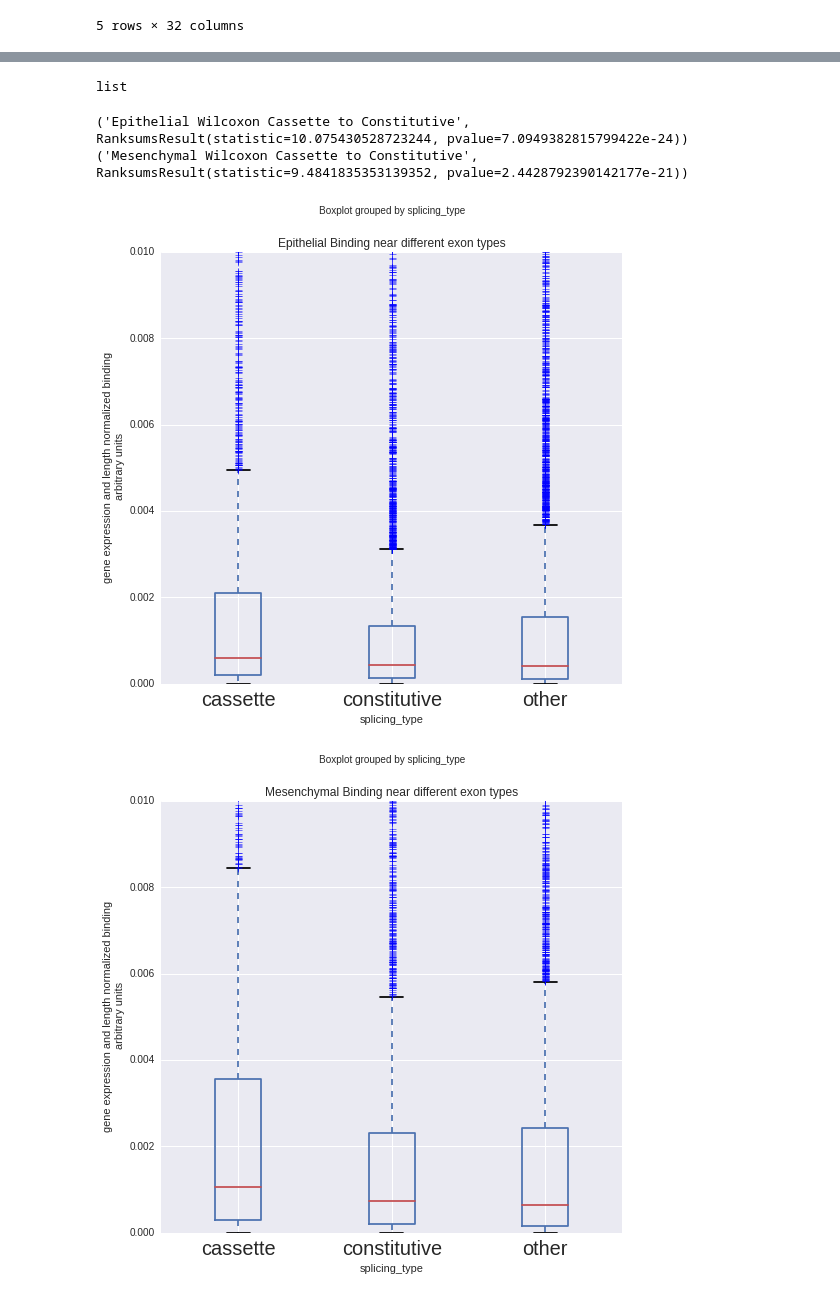
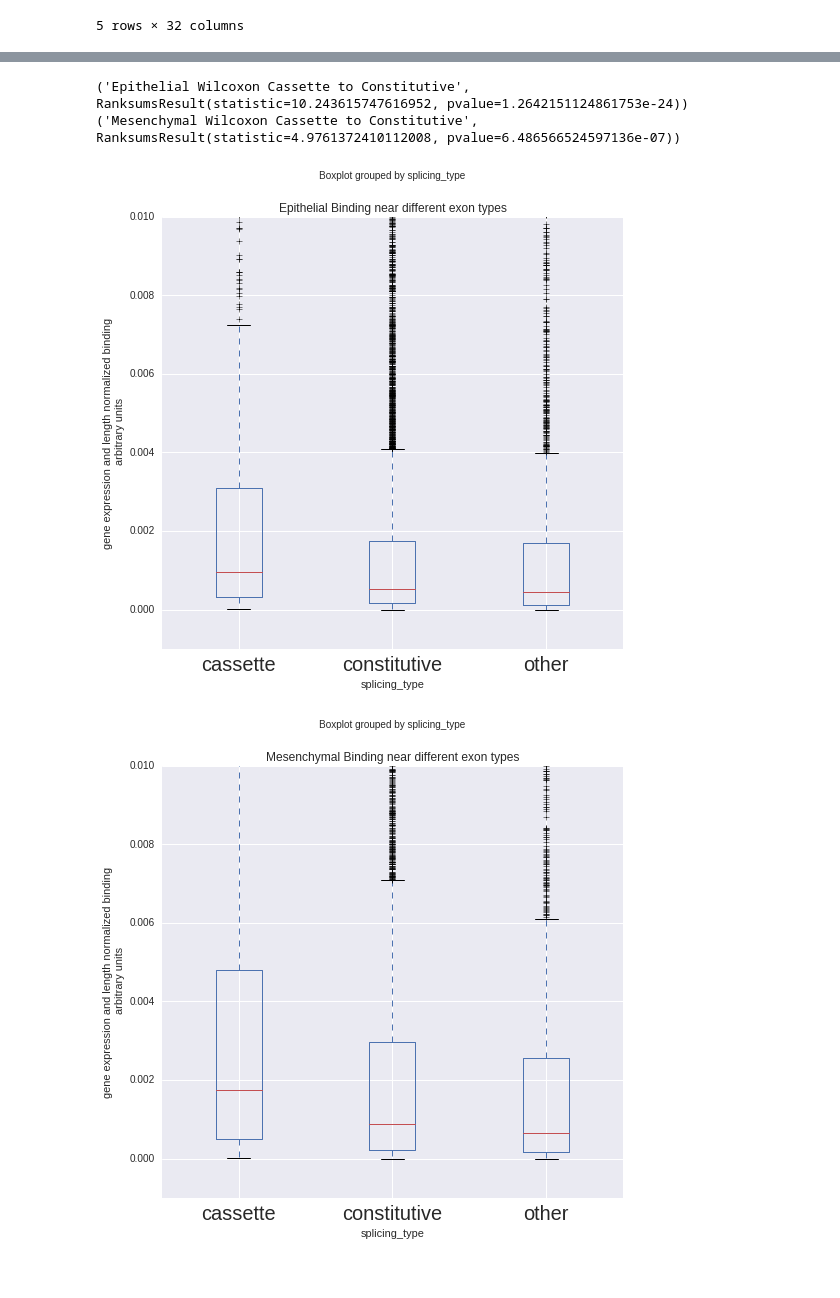
Before and after one commit to seharvey2012/programmatic_analysis, a Jupyter notebook: getting_clipper_to_work/clipper_runs_working_with_individual_rt_stops/exon_centric_analysis_of_splicing_individual_rt_stops.ipynb, the cells around one changed output, grey strips where cells are left out. Cells and saved outputs as stored; diff of their text form; code cells hidden in the pictures.

Commit message:
add new stuff including splicing

```diff
--- a/getting_clipper_to_work/clipper_runs_working_with_individual_rt_stops/exon_centric_analysis_of_splicing_individual_rt_stops.ipynb
+++ b/getting_clipper_to_work/clipper_runs_working_with_individual_rt_stops/exon_centric_analysis_of_splicing_individual_rt_stops.ipynb
@@ -132,7 +132,8 @@ Wall time: 2.17 s
 #now I need to bring in the library of splice exons
 #Lets try multiple sources - first use hg38 known alt
 #first - hg38 known alt but lifted to hg19 - this has many more events - roughly double the number of cassette exons
-known_alt = pd.read_csv('/media/sam/Data1/annotations/splicing_libraries/knownAlt_hg38_to_hg19.bed',sep='\t',names=['chrom','start','end','splicing_type','score','strand'])
+#could also try the regular hg19 in case there are too many spliced exons
+known_alt = pd.read_csv('/media/sam/Data1/annotations/splicing_libraries/knownAlt_hg19.bed',sep='\t',names=['chrom','start','end','splicing_type','score','strand'])
 known_alt_bt = pbt.BedTool.from_dataframe(known_alt)
 known_alt_cassette = known_alt[known_alt.splicing_type == "cassetteExon"]
 known_alt_cassette_bt = pbt.BedTool.from_dataframe(known_alt_cassette).sort()
@@ -164,6 +165,7 @@ hg19_v19_constitutive_exons_df['alternative'] = 'no'
 hg19_v19_constitutive_exons_df['splicing_type'] = 'constitutive'
 
 hg19_v19_exons_labeled_df = pd.concat([hg19_v19_alternative_cassette_exons_df,hg19_v19_alternative_non_cassette_exons_df,hg19_v19_constitutive_exons_df],ignore_index=True)
+hg19_v19_exons_labeled_df.to_csv('spliced_exon_analysis/hg19_v19_exons_labeled_as_alternatively_spliced',sep='\t',index=False)
 
 #bring back go bedtool
 hg19_v19_exons_labeled_bt = pbt.BedTool.from_dataframe(hg19_v19_exons_labeled_df,na_rep='NaN')
@@ -211,7 +212,7 @@ tam_bt = pbt.BedTool.from_dataframe(tam_df,na_rep=0.0)
 #Another solution would be to just use intronic RT stops, but even then, if there are variable splice sites, some "intronic" reads will be considered exonic.
 
 #slop the exons with a given interval.
-slop_length = 500
+slop_length = 300
 hg19_v19_exons_labeled_bt_sorted_slop = hg19_v19_exons_labeled_bt_sorted.slop(genome="hg19",b=slop_length)
 
 
@@ -231,6 +232,9 @@ intersect_df['interval_length'] = intersect_df.end.astype('float')-intersect_df.
 #calculate length normalized binding
 intersect_df['hnM_DMSO_clip_fpkm_length_norm'] = intersect_df.hnM_DMSO_clip_fpkm_norm / intersect_df.interval_length
 intersect_df['hnM_TAM_clip_fpkm_length_norm'] = intersect_df.hnM_TAM_clip_fpkm_norm / intersect_df.interval_length
+
+#save the intersect_df
+intersect_df.to_csv('spliced_exon_analysis/hg19_v19_exons_labeled_hnRNPM_clip_intersect',sep='\t',index=False)
 # %%
 #Now lets groupby and plot boxplots different kinds.
 #collect protein coding genes
@@ -266,27 +262,23 @@ RanksumsResult(statistic=0.89378488137039092, pvalue=0.37143699980489231)
-# %%
-type(values_per_group)
-# %% [output]
-list
 # %%
 #Boxplots of binding
 fig = dmso.boxplot(by='splicing_type',column='hnM_DMSO_clip_fpkm_length_norm',fontsize=20,figsize=(8,8))
-fig.set_ylim(top=0.01)
+fig.set_ylim(top=0.01,bottom=-0.001)
 fig.set_title('Epithelial Binding near different exon types')
 fig.set_ylabel('gene expression and length normalized binding\n arbitrary units')
 values_per_group = [col for col_name, col in dmso.groupby(by='splicing_type')['hnM_DMSO_clip_fpkm_length_norm']]
 print('Epithelial Wilcoxon Cassette to Constitutive',ss.ranksums(values_per_group[0],values_per_group[1]))
 
 fig = tam.boxplot(by='splicing_type',column='hnM_TAM_clip_fpkm_length_norm',fontsize=20,figsize=(8,8))
-fig.set_ylim(top=0.01)
+fig.set_ylim(top=0.01,bottom=-0.001)
 fig.set_title('Mesenchymal Binding near different exon types')
 fig.set_ylabel('gene expression and length normalized binding\n arbitrary units')
 values_per_group = [col for col_name, col in dmso.groupby(by='splicing_type')['hnM_TAM_clip_fpkm_length_norm']]
 print('Mesenchymal Wilcoxon Cassette to Constitutive',ss.ranksums(values_per_group[0],values_per_group[1]))
 # %% [output]
-('Epithelial Wilcoxon Cassette to Constitutive', RanksumsResult(statistic=10.075430528723244, pvalue=7.0949382815799422e-24))
-('Mesenchymal Wilcoxon Cassette to Constitutive', RanksumsResult(statistic=9.4841835353139352, pvalue=2.4428792390142177e-21))
+('Epithelial Wilcoxon Cassette to Constitutive', RanksumsResult(statistic=10.243615747616952, pvalue=1.2642151124861753e-24))
+('Mesenchymal Wilcoxon Cassette to Constitutive', RanksumsResult(statistic=4.9761372410112008, pvalue=6.486566524597136e-07))
-[figure, old version]
+[figure, new version]
-[figure, old version]
+[figure, new version]
 # %%
 #How many exons are showing up?
 print(len(hg19_v19_exons_labeled_df))
```
Also changed, not shown: parts of 10 cells of this notebook, 2 other files.
